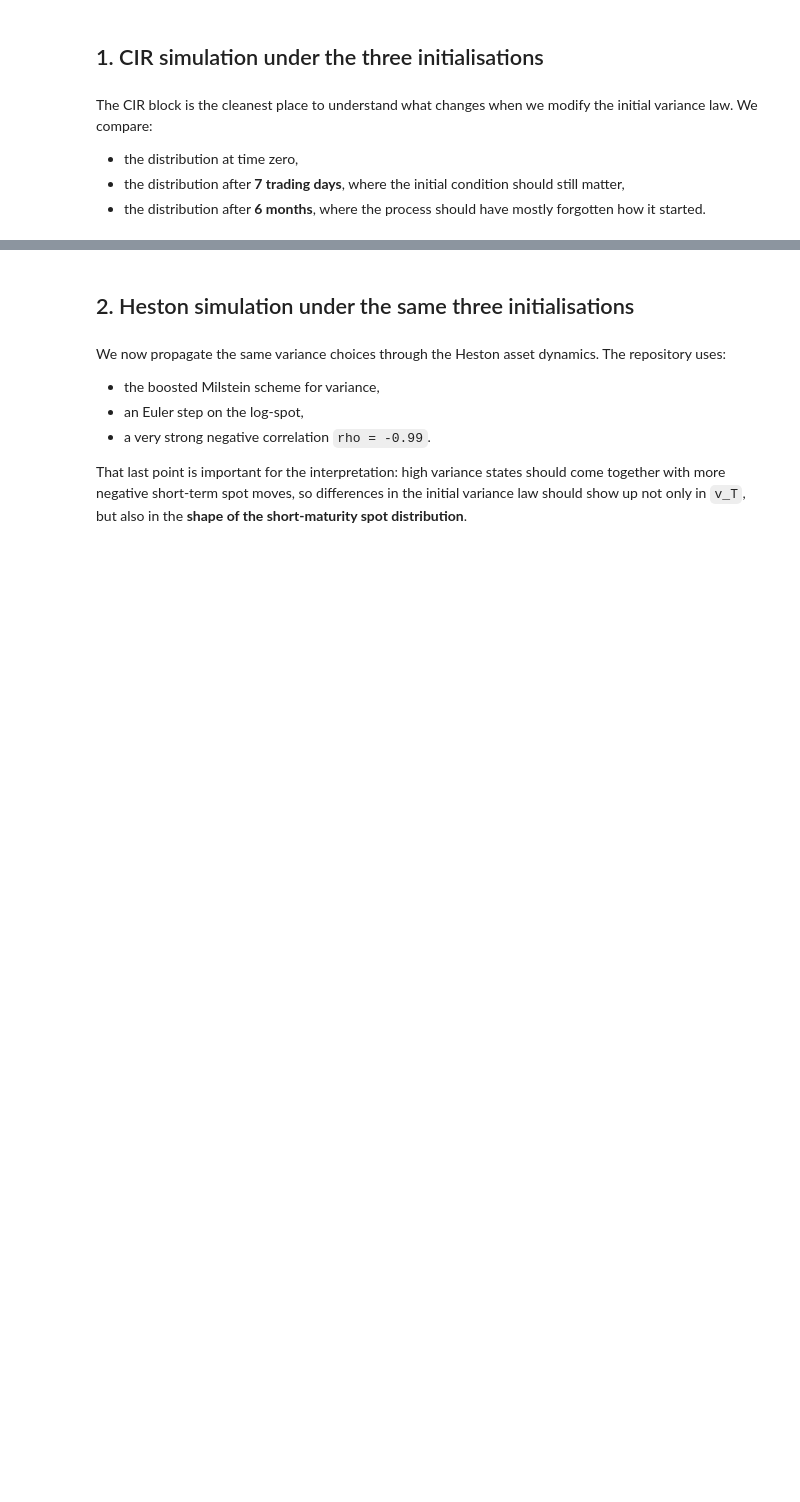
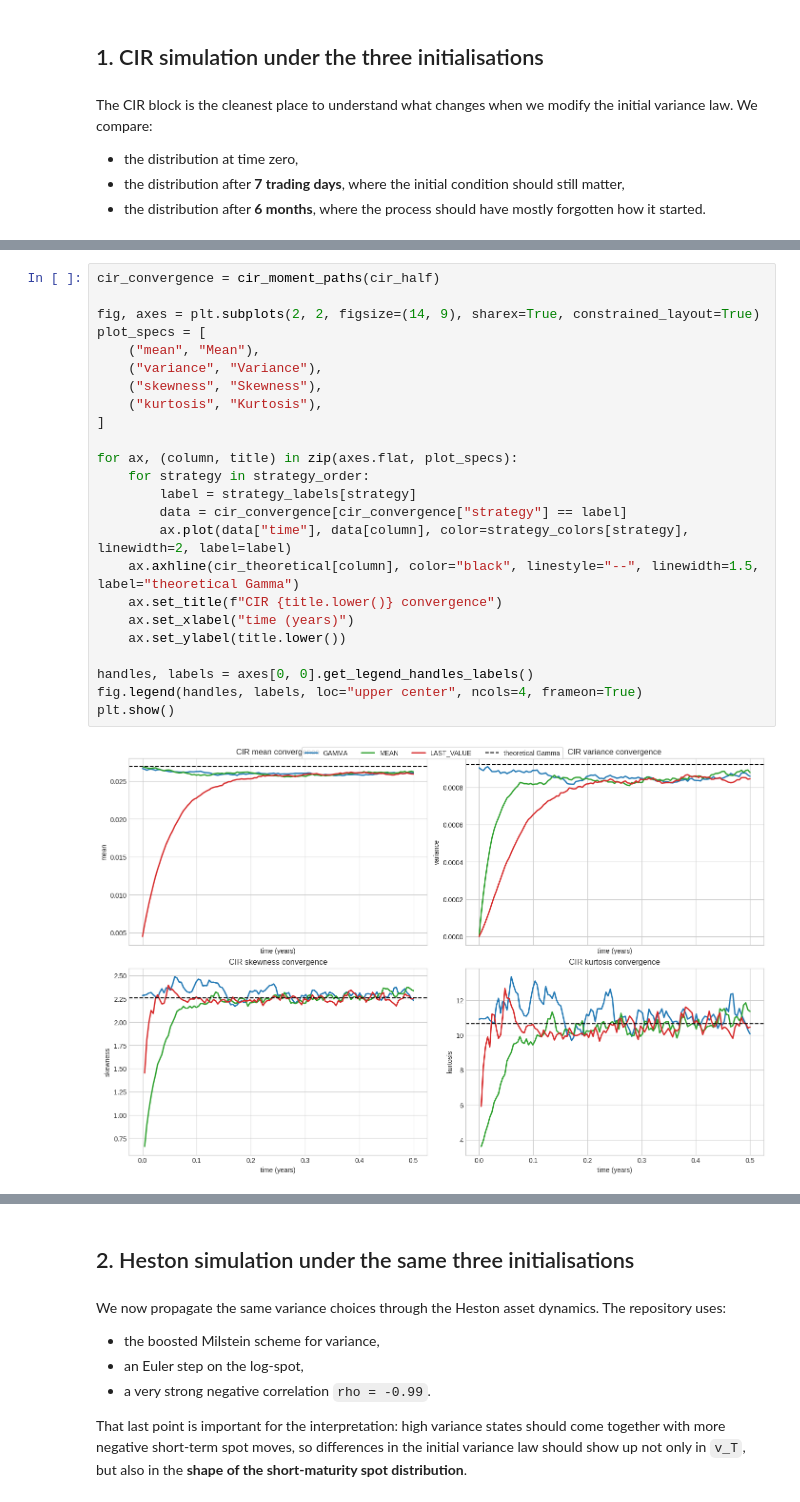
Before and after one commit to lenzone91/StationaryHestonModel, a Jupyter notebook: notebooks/stationary_heston_simulation.ipynb, the cells around one changed output, grey strips where cells are left out. Cells and saved outputs as stored; diff of their text form; blank space fills up the shorter version.

```diff
--- a/notebooks/stationary_heston_simulation.ipynb
+++ b/notebooks/stationary_heston_simulation.ipynb
@@ -277,3 +322,29 @@ cir_summary.round(4)
+# %%
+cir_convergence = cir_moment_paths(cir_half)
+
+fig, axes = plt.subplots(2, 2, figsize=(14, 9), sharex=True, constrained_layout=True)
+plot_specs = [
+    ("mean", "Mean"),
+    ("variance", "Variance"),
+    ("skewness", "Skewness"),
+    ("kurtosis", "Kurtosis"),
+]
+
+for ax, (column, title) in zip(axes.flat, plot_specs):
+    for strategy in strategy_order:
+        label = strategy_labels[strategy]
+        data = cir_convergence[cir_convergence["strategy"] == label]
+        ax.plot(data["time"], data[column], color=strategy_colors[strategy], linewidth=2, label=label)
+    ax.axhline(cir_theoretical[column], color="black", linestyle="--", linewidth=1.5, label="theoretical Gamma")
+    ax.set_title(f"CIR {title.lower()} convergence")
+    ax.set_xlabel("time (years)")
+    ax.set_ylabel(title.lower())
+
+handles, labels = axes[0, 0].get_legend_handles_labels()
+fig.legend(handles, labels, loc="upper center", ncols=4, frameon=True)
+plt.show()
+# %% [output]
+[figure, added]
 # %%
 fig, axes = plt.subplots(2, 2, figsize=(14, 10), constrained_layout=True)
 
```
Also changed, not shown: parts of 8 cells of this notebook.
